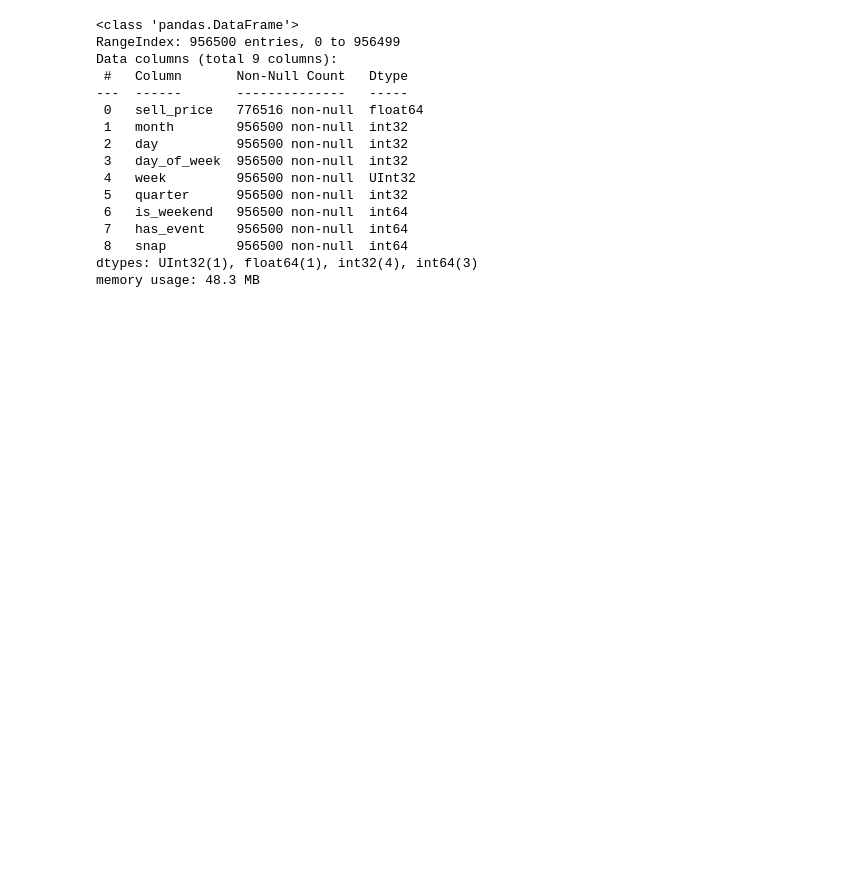
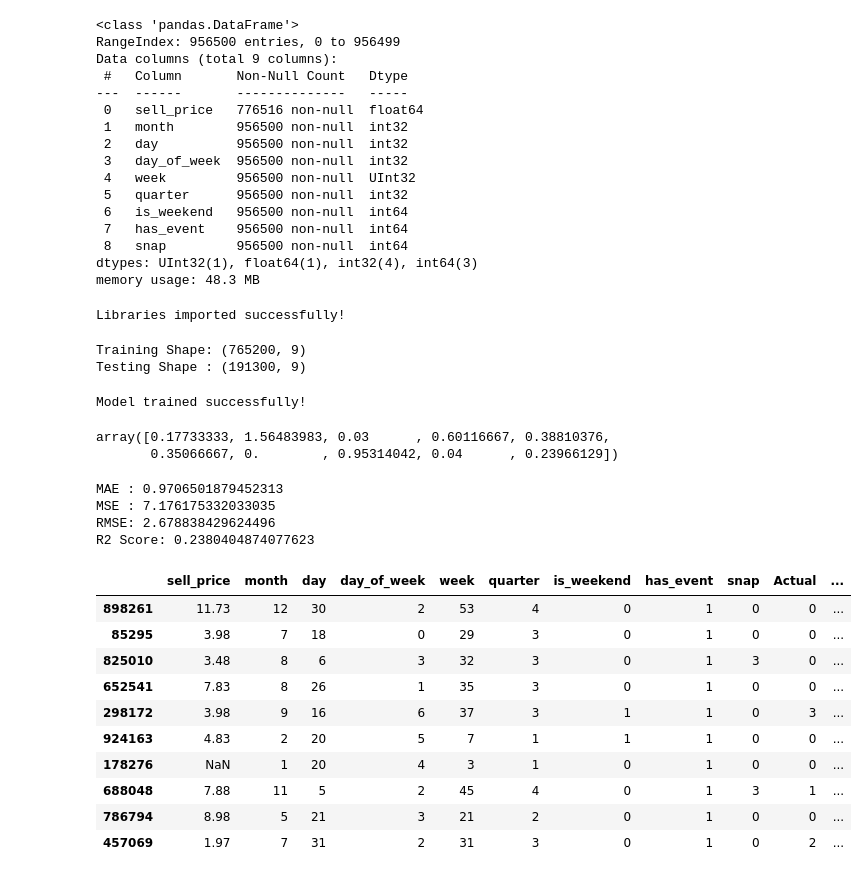
Before and after one commit to chintharevathireddy-blip/Retail-Demand-Forecasting, a Jupyter notebook: notebooks/01_Data_Understanding.ipynb, the cells around one changed output. Cells and saved outputs as stored; diff of their text form; code cells hidden in the pictures; blank space fills up the shorter version.

```diff
--- a/notebooks/01_Data_Understanding.ipynb
+++ b/notebooks/01_Data_Understanding.ipynb
@@ -916,3 +916,81 @@ Data columns (total 9 columns):
  8   snap         956500 non-null  int64
 dtypes: UInt32(1), float64(1), int32(4), int64(3)
 memory usage: 48.3 MB
+# %%
+from sklearn.model_selection import train_test_split
+from sklearn.ensemble import RandomForestRegressor
+from sklearn.metrics import (
+    mean_absolute_error,
+    mean_squared_error,
+    r2_score
+)
+
+print("Libraries imported successfully!")
+# %% [output]
+Libraries imported successfully!
+# %%
+X_train, X_test, y_train, y_test = train_test_split(
+    X,
+    y,
+    test_size=0.2,
+    random_state=42
+)
+
+print("Training Shape:", X_train.shape)
+print("Testing Shape :", X_test.shape)
+# %% [output]
+Training Shape: (765200, 9)
+Testing Shape : (191300, 9)
+# %%
+model = RandomForestRegressor(
+    n_estimators=100,
+    random_state=42,
+    n_jobs=-1
+)
+
+model.fit(X_train, y_train)
+
+print("Model trained successfully!")
+# %% [output]
+Model trained successfully!
+# %%
+predictions = model.predict(X_test)
+
+predictions[:10]
+# %% [output]
+array([0.17733333, 1.56483983, 0.03      , 0.60116667, 0.38810376,
+       0.35066667, 0.        , 0.95314042, 0.04      , 0.23966129])
+# %%
+mae = mean_absolute_error(y_test, predictions)
+mse = mean_squared_error(y_test, predictions)
+rmse = mse ** 0.5
+r2 = r2_score(y_test, predictions)
+
+print("MAE :", mae)
+print("MSE :", mse)
+print("RMSE:", rmse)
+print("R2 Score:", r2)
+# %% [output]
+MAE : 0.9706501879452313
+MSE : 7.176175332033035
+RMSE: 2.678838429624496
+R2 Score: 0.2380404874077623
+# %%
+comparison = X_test.copy()
+
+comparison["Actual"] = y_test.values
+comparison["Predicted"] = predictions
+
+comparison.head(10)
+# %% [output]
+|  | sell_price | month | day | day_of_week | week | quarter | is_weekend | has_event | snap | Actual | ... |
+| 898261 | 11.73 | 12 | 30 | 2 | 53 | 4 | 0 | 1 | 0 | 0 | ... |
+| 85295 | 3.98 | 7 | 18 | 0 | 29 | 3 | 0 | 1 | 0 | 0 | ... |
+| 825010 | 3.48 | 8 | 6 | 3 | 32 | 3 | 0 | 1 | 3 | 0 | ... |
+| 652541 | 7.83 | 8 | 26 | 1 | 35 | 3 | 0 | 1 | 0 | 0 | ... |
+| 298172 | 3.98 | 9 | 16 | 6 | 37 | 3 | 1 | 1 | 0 | 3 | ... |
+| 924163 | 4.83 | 2 | 20 | 5 | 7 | 1 | 1 | 1 | 0 | 0 | ... |
+| 178276 | NaN | 1 | 20 | 4 | 3 | 1 | 0 | 1 | 0 | 0 | ... |
+| 688048 | 7.88 | 11 | 5 | 2 | 45 | 4 | 0 | 1 | 3 | 1 | ... |
+| 786794 | 8.98 | 5 | 21 | 3 | 21 | 2 | 0 | 1 | 0 | 0 | ... |
+| 457069 | 1.97 | 7 | 31 | 2 | 31 | 3 | 0 | 1 | 0 | 2 | ... |
```
Also changed, not shown: parts of 4 cells of this notebook.
